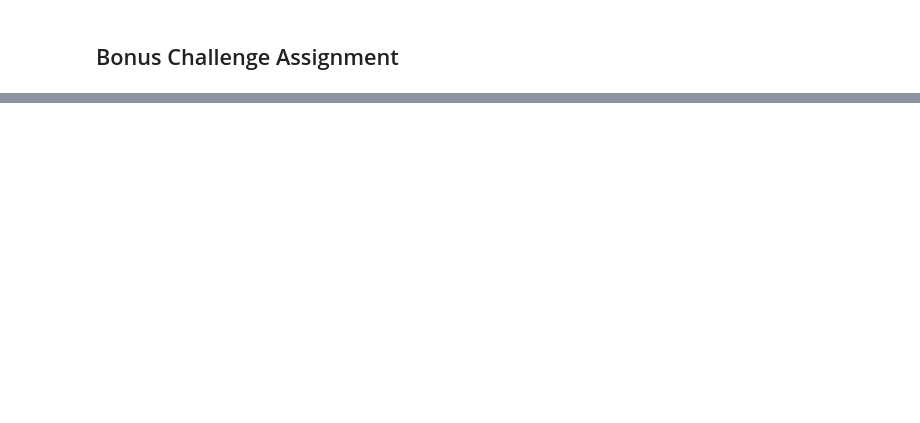
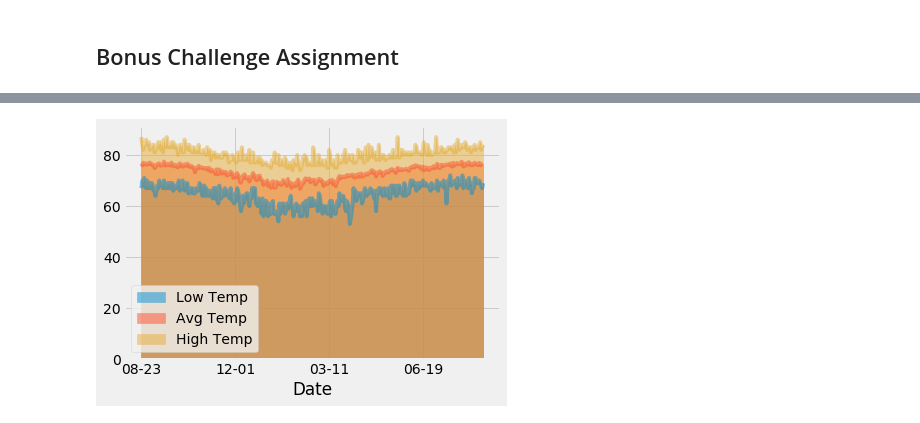
Before and after one commit to TravisDC5/sqlalchemy-challenge, a Jupyter notebook: climate_starter.ipynb, the cells around one changed output, grey strips where cells are left out. Saved outputs shown, nothing was run; the diff lists cells and outputs as text; code cells hidden in the pictures; blank space fills up the shorter version.

```diff
--- a/climate_starter.ipynb
+++ b/climate_starter.ipynb
@@ -193,9 +257,19 @@ daily_normals("01-01")
 # push each tuple of calculations into a list called `normals`
 
 # Set the start and end date of the trip
+# Use the start and end date to create a range of dates
+startDate2 = time.mktime(dt.datetime.strptime(stringMinDate, "%Y-%m-%d").timetuple())
+endDate2 = time.mktime(dt.datetime.strptime(stringMaxDate, "%Y-%m-%d").timetuple())
+conversionSecDay = 86400
 
-# Use the start and end date to create a range of dates
+tripInterval = (endDate2 - startDate2)/conversionSecDay
 
+startDate = dt.datetime.strptime(stringMinDate, '%Y-%m-%d')
 # Stip off the year and save a list of %m-%d strings
 
+dateList = [dt.datetime.strftime(startDate + dt.timedelta(days = x), '%m-%d')
+            for x in range(0, int(tripInterval))]
+
 # Loop through the list of %m-%d strings and calculate the normals for each date
+tripNormals = [daily_normals(date) for date in dateList]
+tripNormals
@@ -202,2 +294,10 @@ daily_normals("01-01")
 # %%
 # Load the previous query results into a Pandas DataFrame and add the `trip_dates` range as the `date` index
+
+#Separate Tuple and then create a Datagrame from separated values
+tripNormals = [np.array(normal[0]) for normal in tripNormals]
+normal_df = pd.DataFrame(tripNormals)
+normal_df["Date"] = dateList
+normal_df = normal_df.set_index("Date")
+normal_df = normal_df.rename(columns={0: "Low Temp", 1: "Avg Temp", 2: "High Temp"})
+normal_df
@@ -204,2 +319,6 @@ daily_normals("01-01")
 # %%
 # Plot the daily normals as an area plot with `stacked=False`
+normal_df.plot.area(stacked=False, alpha=.5)
+plt.savefig("Images/stacked.png")
+# %% [output]
+[figure, added]
```
Also changed, not shown: parts of 13 cells of this notebook, 3 other files.
